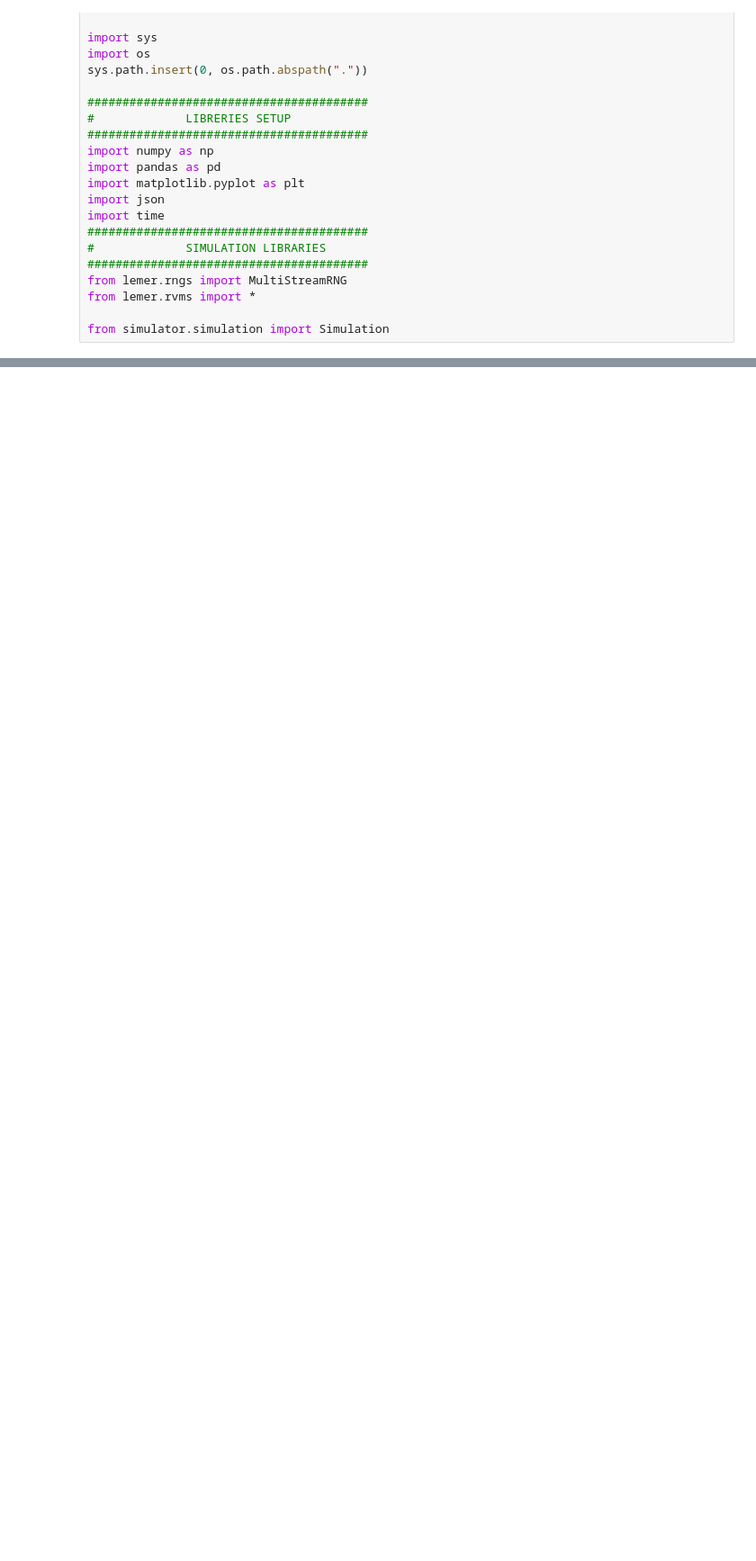
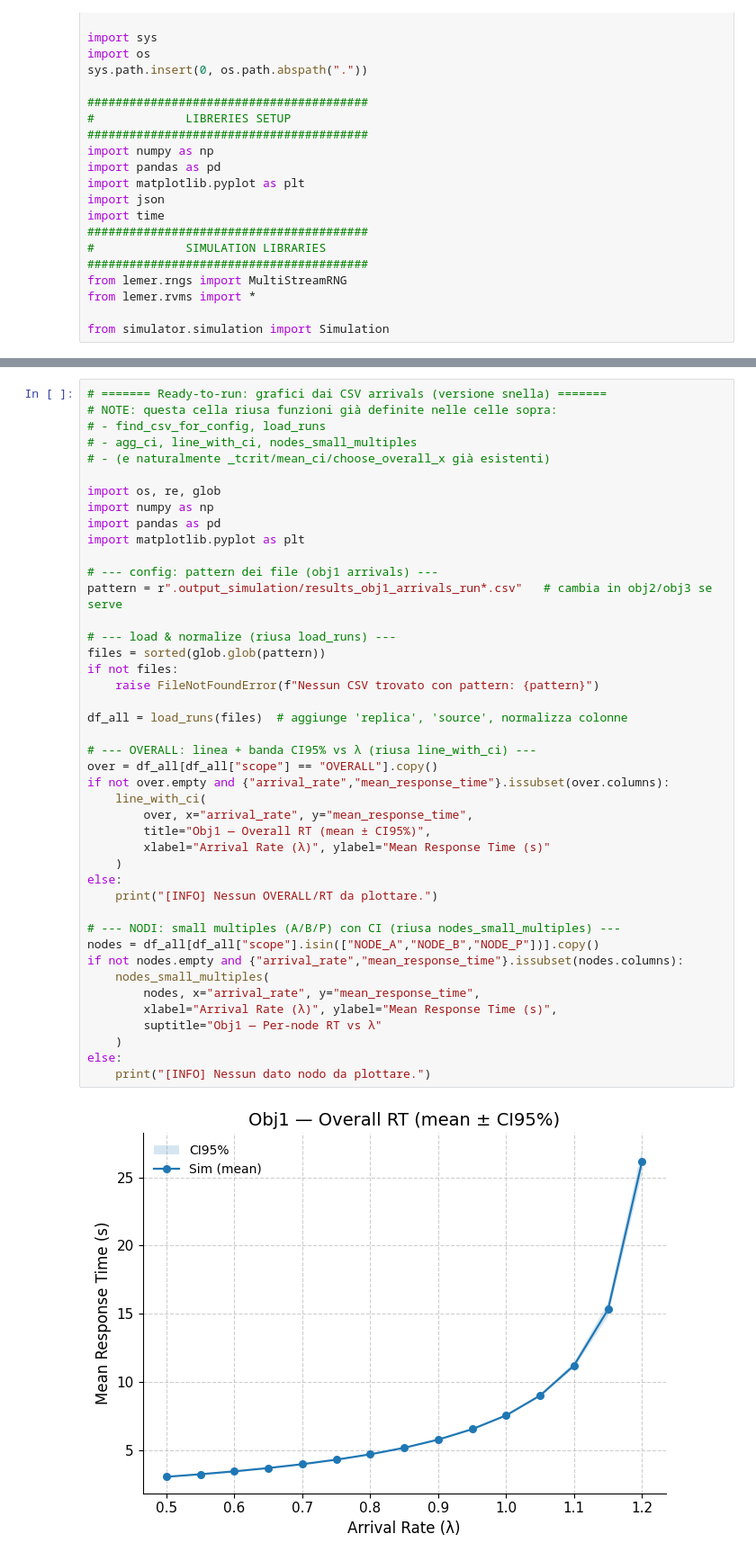
Before and after one commit to Dissan97/PMCNS-PROJECT, a Jupyter notebook: Project.ipynb, the cells around one changed output, grey strips where cells are left out. Shown at 90% size. Drawn from its saved outputs; the diff is of its cells as text; blank space fills up the shorter version.

```diff
--- a/Project.ipynb
+++ b/Project.ipynb
@@ -91,0 +530,45 @@ simulation 15/15 with arrival rate 1.2 completed. 19.794 seconds
+# %%
+# ======= Ready-to-run: grafici dai CSV arrivals (versione snella) =======
+# NOTE: questa cella riusa funzioni già definite nelle celle sopra:
+# - find_csv_for_config, load_runs
+# - agg_ci, line_with_ci, nodes_small_multiples
+# - (e naturalmente _tcrit/mean_ci/choose_overall_x già esistenti)
+
+import os, re, glob
+import numpy as np
+import pandas as pd
+import matplotlib.pyplot as plt
+
+# --- config: pattern dei file (obj1 arrivals) ---
+pattern = r".output_simulation/results_obj1_arrivals_run*.csv"   # cambia in obj2/obj3 se serve
+
+# --- load & normalize (riusa load_runs) ---
+files = sorted(glob.glob(pattern))
+if not files:
+    raise FileNotFoundError(f"Nessun CSV trovato con pattern: {pattern}")
+
+df_all = load_runs(files)  # aggiunge 'replica', 'source', normalizza colonne
+
+# --- OVERALL: linea + banda CI95% vs λ (riusa line_with_ci) ---
+over = df_all[df_all["scope"] == "OVERALL"].copy()
+if not over.empty and {"arrival_rate","mean_response_time"}.issubset(over.columns):
+    line_with_ci(
+        over, x="arrival_rate", y="mean_response_time",
+        title="Obj1 — Overall RT (mean ± CI95%)",
+        xlabel="Arrival Rate (λ)", ylabel="Mean Response Time (s)"
+    )
+else:
+    print("[INFO] Nessun OVERALL/RT da plottare.")
+
+# --- NODI: small multiples (A/B/P) con CI (riusa nodes_small_multiples) ---
+nodes = df_all[df_all["scope"].isin(["NODE_A","NODE_B","NODE_P"])].copy()
+if not nodes.empty and {"arrival_rate","mean_response_time"}.issubset(nodes.columns):
+    nodes_small_multiples(
+        nodes, x="arrival_rate", y="mean_response_time",
+        xlabel="Arrival Rate (λ)", ylabel="Mean Response Time (s)",
+        suptitle="Obj1 — Per-node RT vs λ"
+    )
+else:
+    print("[INFO] Nessun dato nodo da plottare.")
+# %% [output]
+[figure, added]
```
Also changed, not shown: parts of 22 cells of this notebook, 2 other files.
